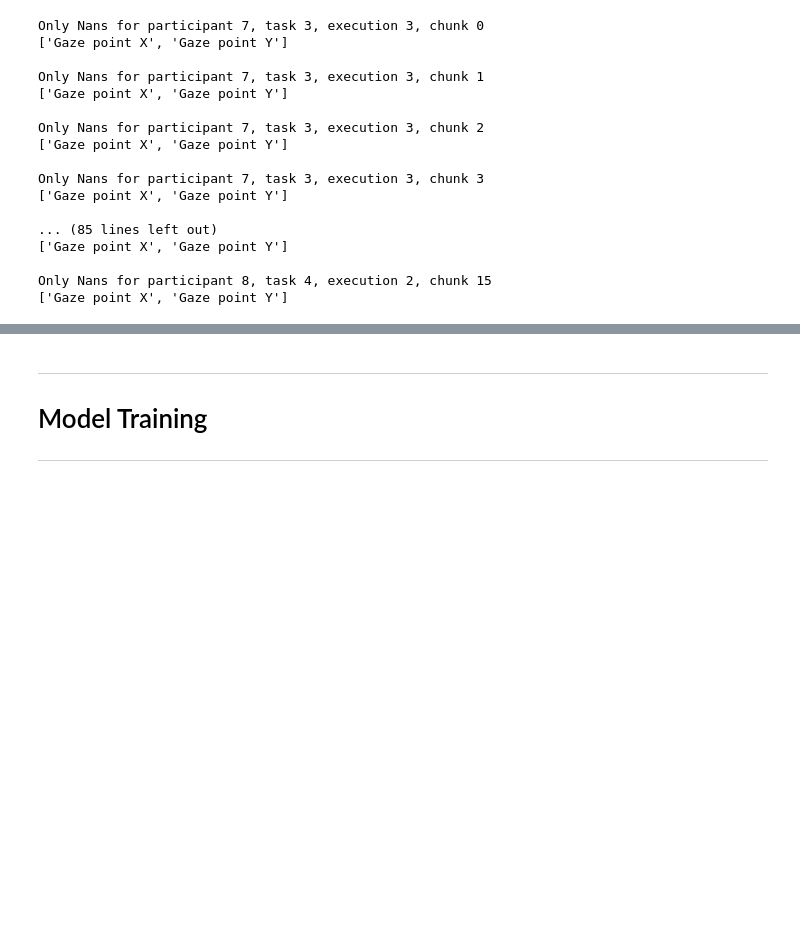
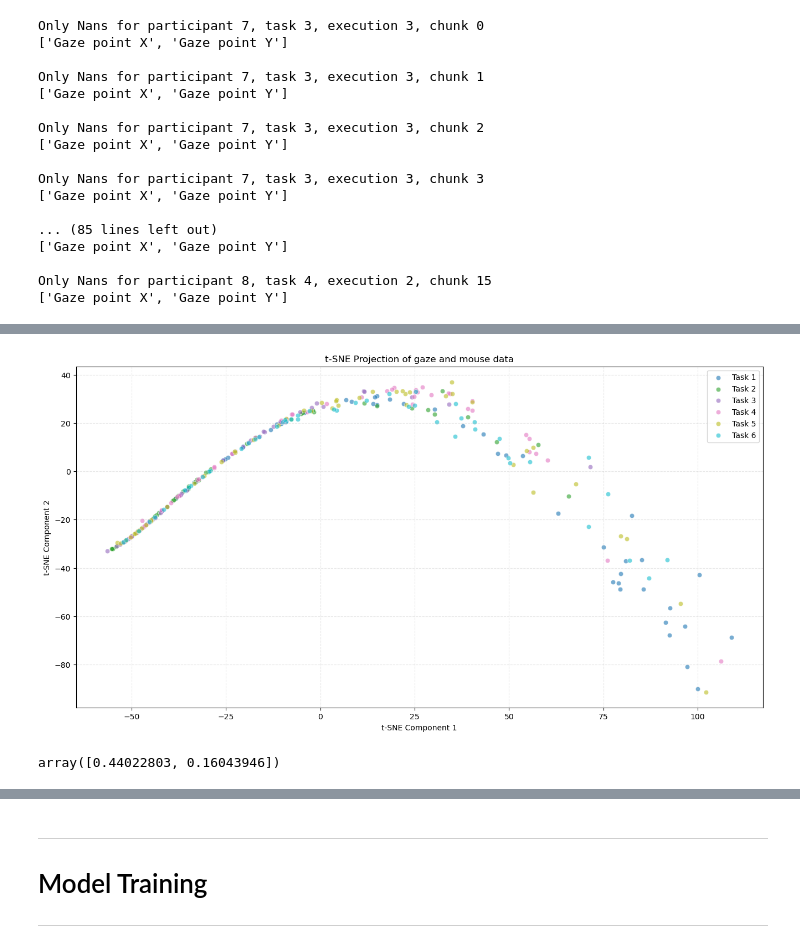
Before and after one commit to kruuZHAW/eye_tracking, a Jupyter notebook: notebooks/train_on_chunks.ipynb, the cells around one changed output, grey strips where cells are left out. Drawn from its saved outputs; the diff is of its cells as text; code cells hidden in the pictures; blank space fills up the shorter version.

```diff
--- a/notebooks/train_on_chunks.ipynb
+++ b/notebooks/train_on_chunks.ipynb
@@ -57,0 +209,36 @@ Only Nans for participant 8, task 4, execution 2, chunk 15
+# %%
+from sklearn.manifold import TSNE
+from sklearn.decomposition import PCA
+
+scaler_proj = MinMaxScaler()
+X_proj_scaled = scaler_proj.fit_transform(X_proj)
+X_proj_scaled = np.where(np.isnan(X_proj), -1, X_proj_scaled)
+
+# tsne = TSNE(n_components=2, random_state=0)
+# embeddings = tsne.fit_transform(X_proj_scaled)
+
+pca = PCA(n_components=2)
+embeddings = pca.fit_transform(X_proj_scaled)
+
+# Create a color map for labels
+unique_labels = np.unique(y_proj)
+colors = plt.cm.get_cmap('tab10', len(unique_labels))
+
+# Plot the t-SNE projection with colored labels
+plt.figure(figsize=(16, 8))
+for i, label in enumerate(unique_labels):
+    indices = y_proj == label
+    plt.scatter(embeddings[indices, 0], embeddings[indices, 1],
+                color=colors(i), label=f'Task {label}', alpha=0.6, edgecolors='w', linewidth=0.5)
+plt.title('t-SNE Projection of gaze and mouse data')
+plt.xlabel('t-SNE Component 1')
+plt.ylabel('t-SNE Component 2')
+plt.legend()
+plt.grid(alpha=0.3, linestyle = "--")
+plt.show()
+# %% [output]
+[figure, added]
+# %%
+pca.explained_variance_ratio_
+# %% [output]
+array([0.44022803, 0.16043946])
```
Also changed, not shown: parts of 18 cells of this notebook, 1 other file.
